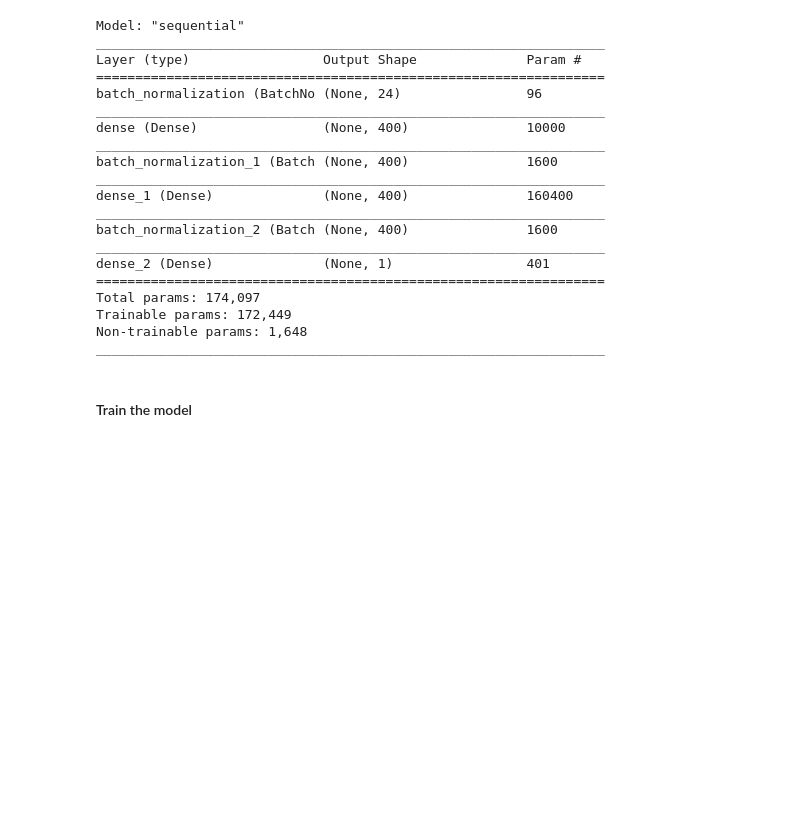
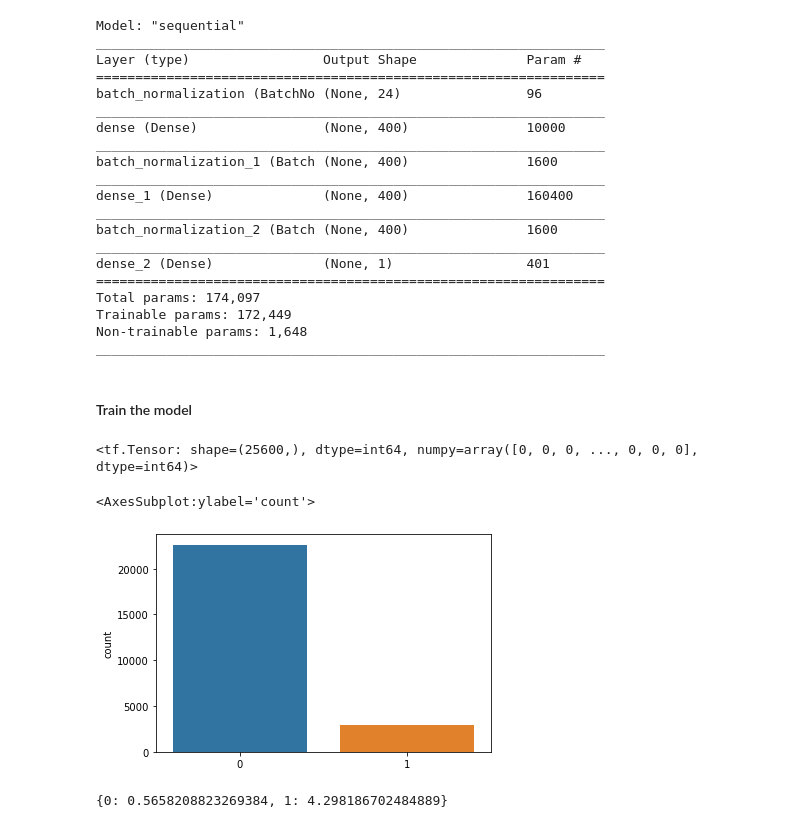
Before and after one commit to dansileshi/Miscellaneous-Projects, a Jupyter notebook: UCI Bank Marketing Dataset Classification/UCI Bank Marketing Dataset Classification.ipynb, the cells around one changed output. Cells and saved outputs as stored; diff of their text form; code cells hidden in the pictures; blank space fills up the shorter version.

```diff
--- a/UCI Bank Marketing Dataset Classification/UCI Bank Marketing Dataset Classification.ipynb
+++ b/UCI Bank Marketing Dataset Classification/UCI Bank Marketing Dataset Classification.ipynb
@@ -230,3 +229,25 @@ test_data = test_data.batch(batch_size=100, drop_remainder=True)
 train_data = train_data.shuffle(1000)
+# %%
+y_train = tf.concat([y for x, y in train_data], axis=0)
+y_train
+# %% [output]
+<tf.Tensor: shape=(25600,), dtype=int64, numpy=array([0, 0, 0, ..., 0, 0, 0], dtype=int64)>
+# %%
+import seaborn as sns
+
+sns.countplot(y_train.numpy())
+# %% [output]
+<AxesSubplot:ylabel='count'>
+[figure, added]
+# %%
+# As we can see form the above plot the dataset is highly skewed, and our training method should consider this.
+from sklearn.utils import class_weight
+
+class_weights = class_weight.compute_class_weight('balanced', np.unique(y_train), y_train.numpy())
+
+class_weights = dict(enumerate(class_weights))
+class_weights
+# %% [output]
+{0: 0.5658208823269384, 1: 4.298186702484889}
 # %%
 # Fit the model
```
Also changed, not shown: parts of 8 cells of this notebook.
